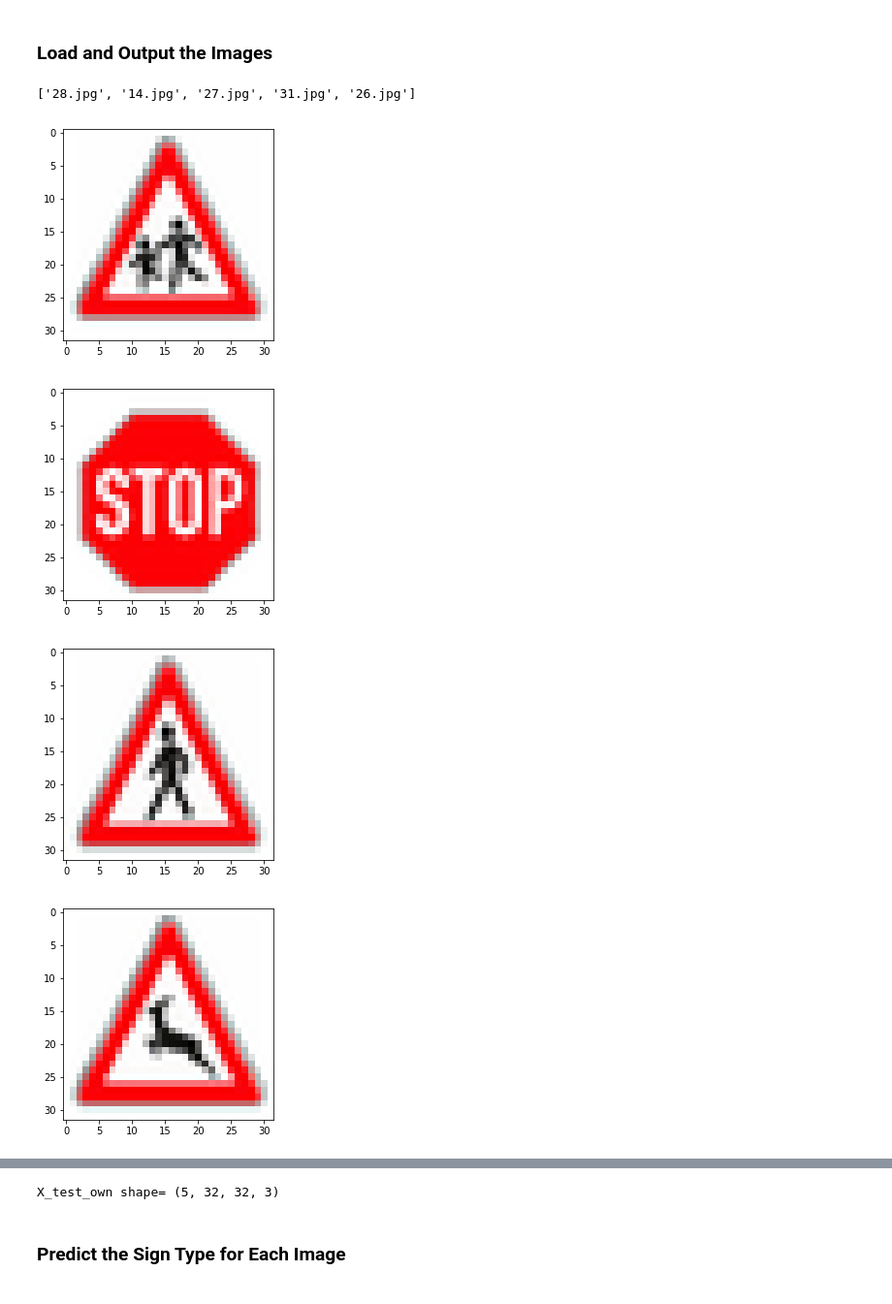
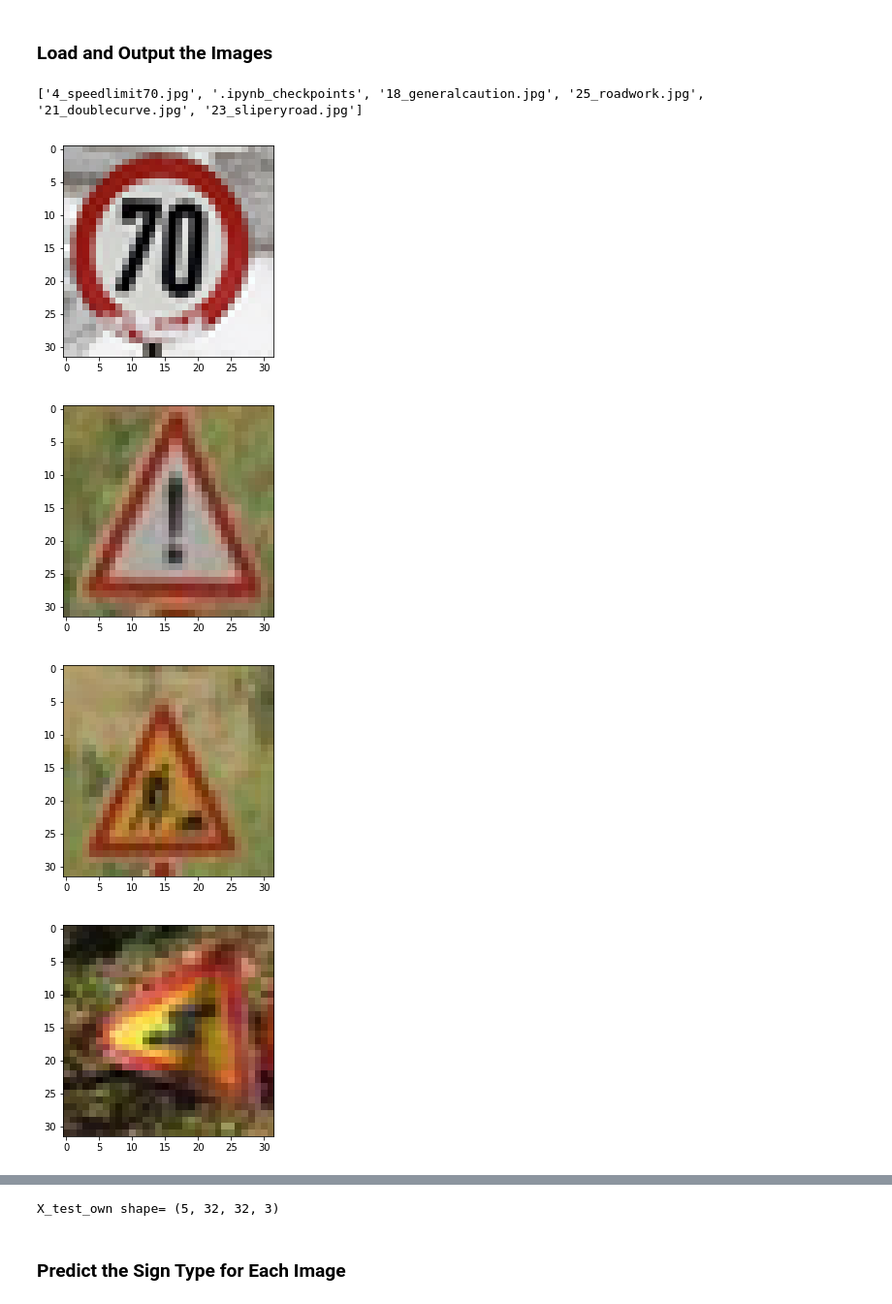
Before and after one commit to Qiyd81/Traffic_sign_classification_for_Udacity_submmission, a Jupyter notebook: Traffic_Sign_Classifier.ipynb, the cells around one changed output, grey strips where cells are left out. Shown at 97% size. Drawn from its saved outputs; the diff is of its cells as text; code cells hidden in the pictures.

Commit message:
Add the test set accuracy in .ipynb version
correct the reviewer feedback items, and used new web images.

```diff
--- a/Traffic_Sign_Classifier.ipynb
+++ b/Traffic_Sign_Classifier.ipynb
@@ -354,22 +363,23 @@ You may find `signnames.csv` useful as it contains mappings from the class id (i
 # %%
 ### Load the images and plot them here.
 ### Feel free to use as many code cells as needed.
 import os
 dir = os.listdir("../download_images")
 print(dir)
 X_test_own = []
-y_test_own = [28,14,27,31, 26]
-for imgi in dir[0:]:
-    image = Image.open("../download_images/"+imgi)
-    image = np.array(image.resize((32,32), Image.ANTIALIAS))
-    X_test_own.append(image)
-    plt.imshow(image)
-    plt.show()
+y_test_own = [4,18,25,21,23]
+for imgi in dir[:]:
+    if imgi !=dir[1]:
+        image = Image.open("../download_images/"+imgi)
+        image = np.array(image.resize((32,32), Image.ANTIALIAS))
+        X_test_own.append(image)
+        plt.imshow(image)
+        plt.show()
 X_test_own = np.array(X_test_own)
 print("X_test_own shape=", X_test_own.shape)
 # %% [output]
-['28.jpg', '14.jpg', '27.jpg', '31.jpg', '26.jpg']
+['4_speedlimit70.jpg', '.ipynb_checkpoints', '18_generalcaution.jpg', '25_roadwork.jpg', '21_doublecurve.jpg', '23_sliperyroad.jpg']
-[figure, old version]
+[figure, new version]
-[figure, old version]
+[figure, new version]
-[figure, old version]
+[figure, new version]
-[figure, old version]
+[figure, new version]
```
Also changed, not shown: parts of 9 cells of this notebook.
